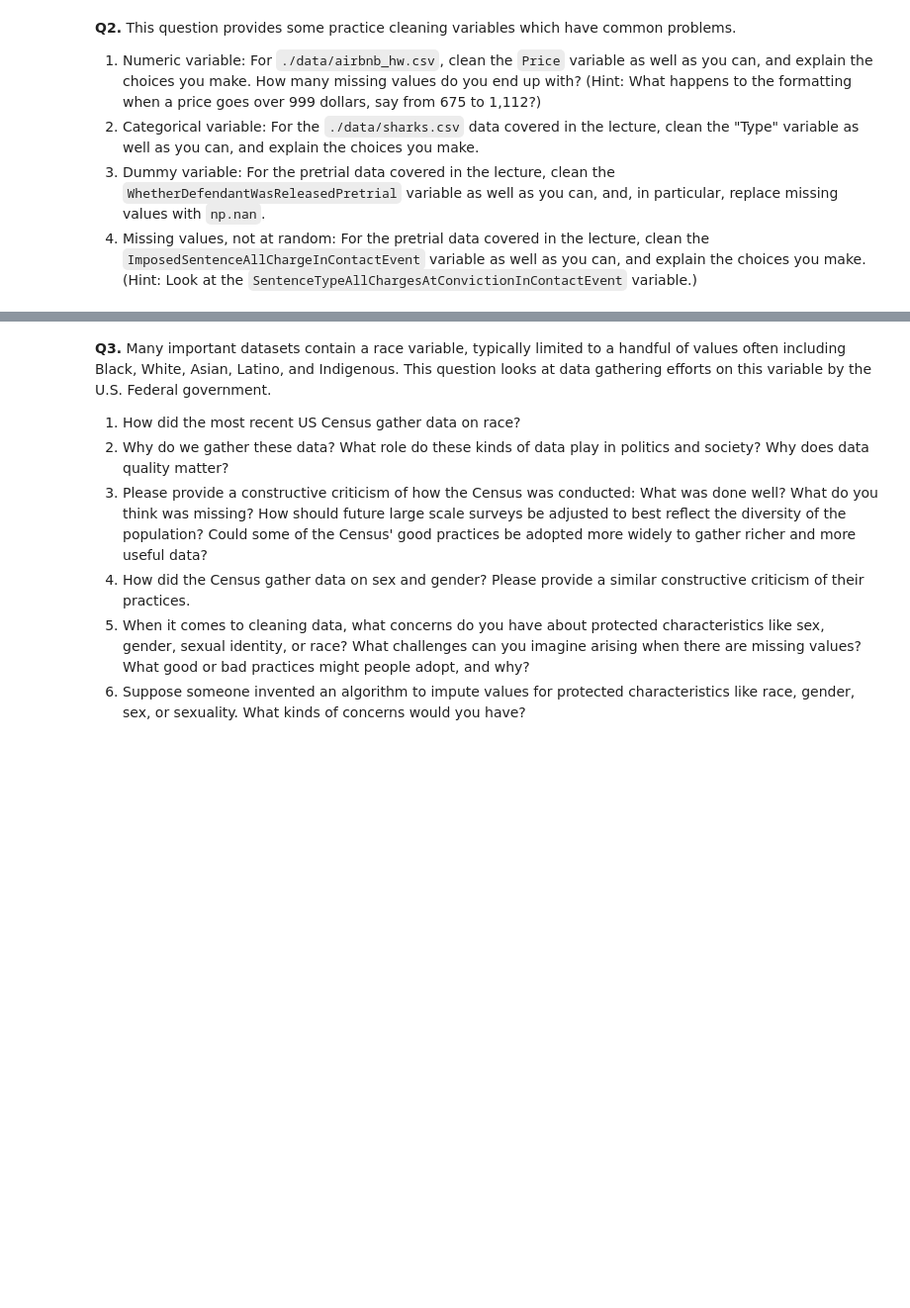
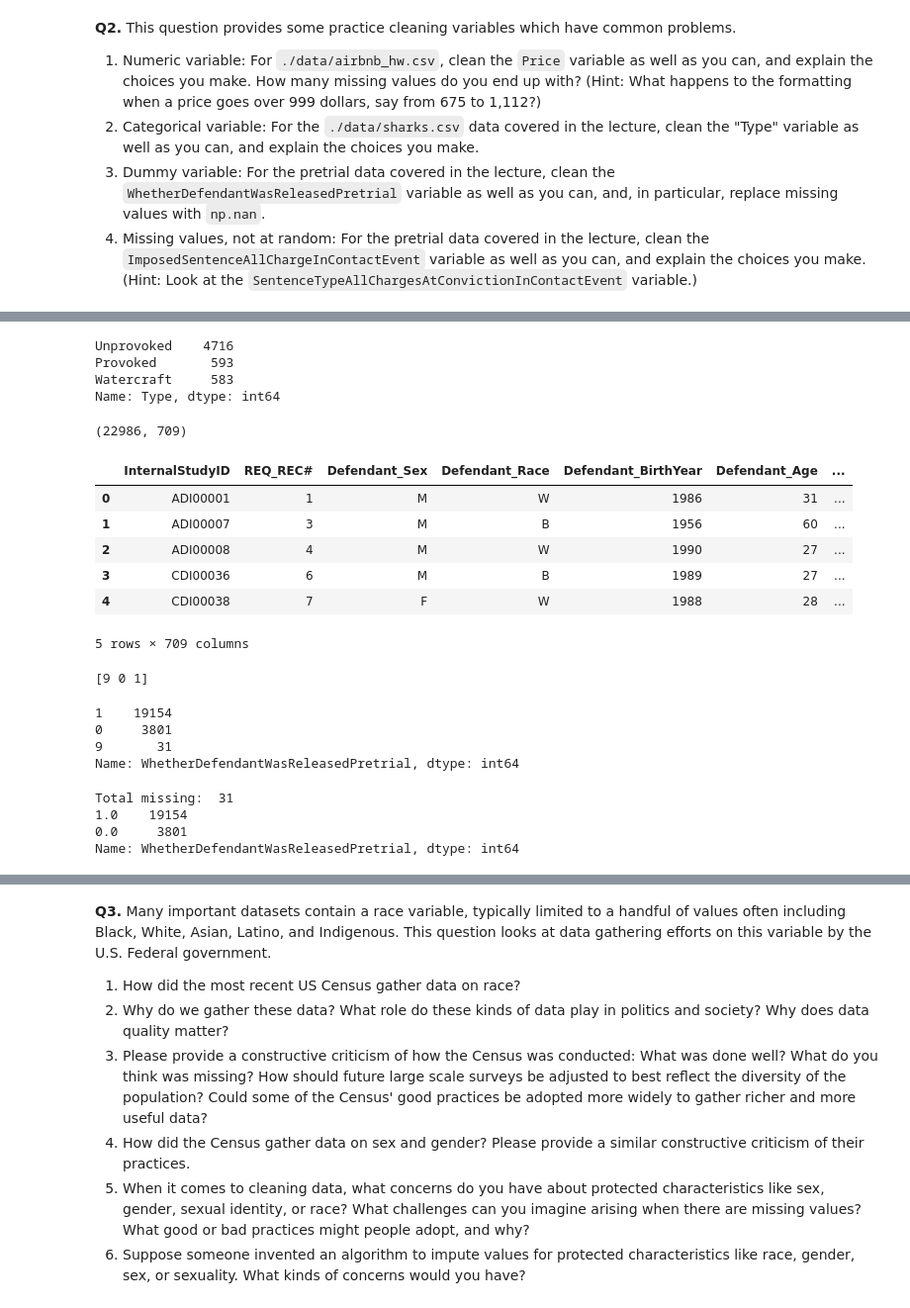
Before and after one commit to hmz4kf/wrangling, a Jupyter notebook: assignment/assignment.ipynb, the cells around one changed output, grey strips where cells are left out. Shown at 99% size. Saved outputs shown, nothing was run; the diff lists cells and outputs as text; code cells hidden in the pictures; blank space fills up the shorter version.

```diff
--- a/assignment/assignment.ipynb
+++ b/assignment/assignment.ipynb
@@ -29,0 +127,51 @@
+# %%
+type = df['Type']
+# Group similar categories together to eliminate complexity
+type = type.replace(['Sea Disaster', 'Boat', 'Boating', 'Boatomg'], 'Watercraft')
+# Convert all values that are questionable/invalid to nan
+type = type.replace(['Invalid', 'Questionable', 'Unconfirmed', 'Unverified', 'Under investigation'], np.nan)
+print(type.value_counts())
+df['Type'] = type
+# %% [output]
+Unprovoked    4716
+Provoked       593
+Watercraft     583
+Name: Type, dtype: int64
+# %%
+# Part 3
+df = pd.read_csv('VirginiaPretrialData2017.csv')
+print(df.shape)
+df.head()
+# %% [output]
+(22986, 709)
+|  | InternalStudyID | REQ_REC# | Defendant_Sex | Defendant_Race | Defendant_BirthYear | Defendant_Age | ... |
+| 0 | ADI00001 | 1 | M | W | 1986 | 31 | ... |
+| 1 | ADI00007 | 3 | M | B | 1956 | 60 | ... |
+| 2 | ADI00008 | 4 | M | W | 1990 | 27 | ... |
+| 3 | CDI00036 | 6 | M | B | 1989 | 27 | ... |
+| 4 | CDI00038 | 7 | F | W | 1988 | 28 | ... |
+5 rows × 709 columns
+# %%
+release = df['WhetherDefendantWasReleasedPretrial']
+print(release.unique())
+release.value_counts()
+# %% [output]
+[9 0 1]
+1    19154
+0     3801
+9       31
+Name: WhetherDefendantWasReleasedPretrial, dtype: int64
+# %%
+# replace all values that are not 0s or 1s with nas
+release = release.replace(9,np.nan)
+release.value_counts()
+# Compute total missing in data
+total_missing = sum(release.isnull())
+print("Total missing: ", total_missing)
+df['WhetherDefendantWasReleasedPretrial'] = release
+print(df['WhetherDefendantWasReleasedPretrial'].value_counts())
+# %% [output]
+Total missing:  31
+1.0    19154
+0.0     3801
+Name: WhetherDefendantWasReleasedPretrial, dtype: int64
```
Also changed, not shown: parts of 7 cells of this notebook.
